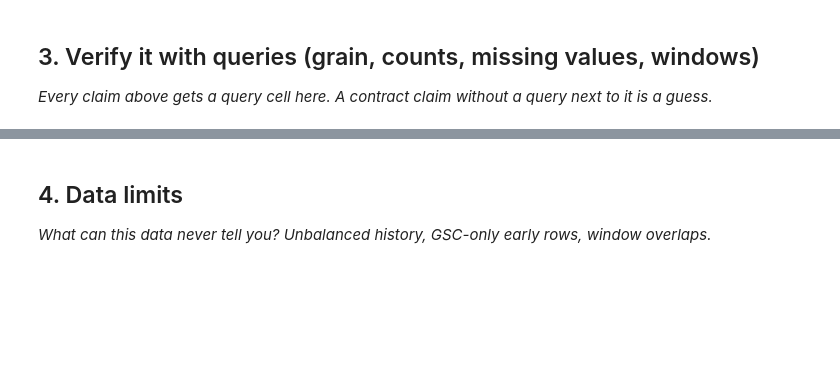
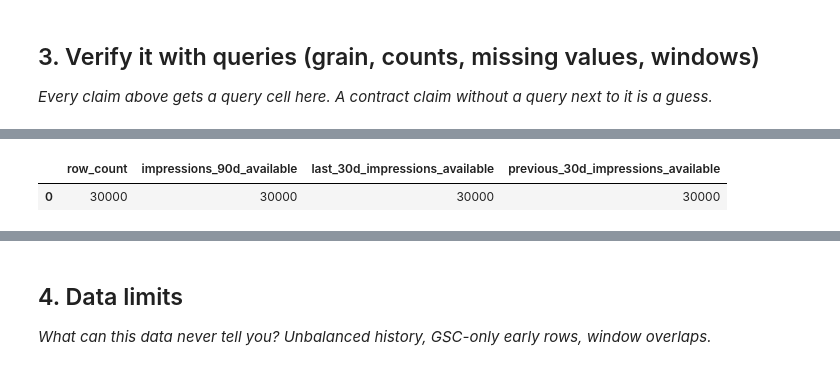
Before and after one commit to Rohmasaeed/flyrank-ml-internship-, a Jupyter notebook: work/notebooks/w03_data_contract.ipynb, the cells around one changed output, grey strips where cells are left out. Drawn from its saved outputs; the diff is of its cells as text; code cells hidden in the pictures; blank space fills up the shorter version.

```diff
--- a/work/notebooks/w03_data_contract.ipynb
+++ b/work/notebooks/w03_data_contract.ipynb
@@ -29,0 +108,18 @@ This skeleton is yours to fill. Work the sections **in order** — each one has
+# %%
+window_check = pd.DataFrame({
+    "row_count": [len(df)],
+    "impressions_90d_available": [
+        df["impressions_90d"].notna().sum()
+    ],
+    "last_30d_impressions_available": [
+        df["impressions_last_30d"].notna().sum()
+    ],
+    "previous_30d_impressions_available": [
+        df["impressions_prev_30d"].notna().sum()
+    ]
+})
+
+window_check
+# %% [output]
+|  | row_count | impressions_90d_available | last_30d_impressions_available | previous_30d_impressions_available |
+| 0 | 30000 | 30000 | 30000 | 30000 |
```
Also changed, not shown: parts of 23 cells of this notebook.
